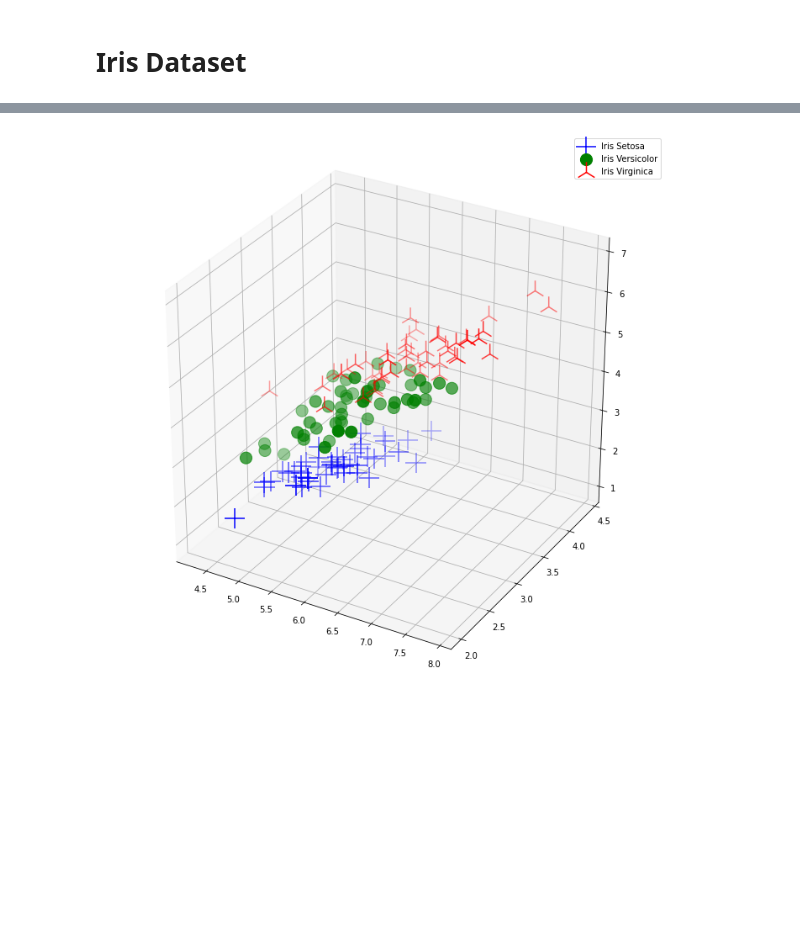
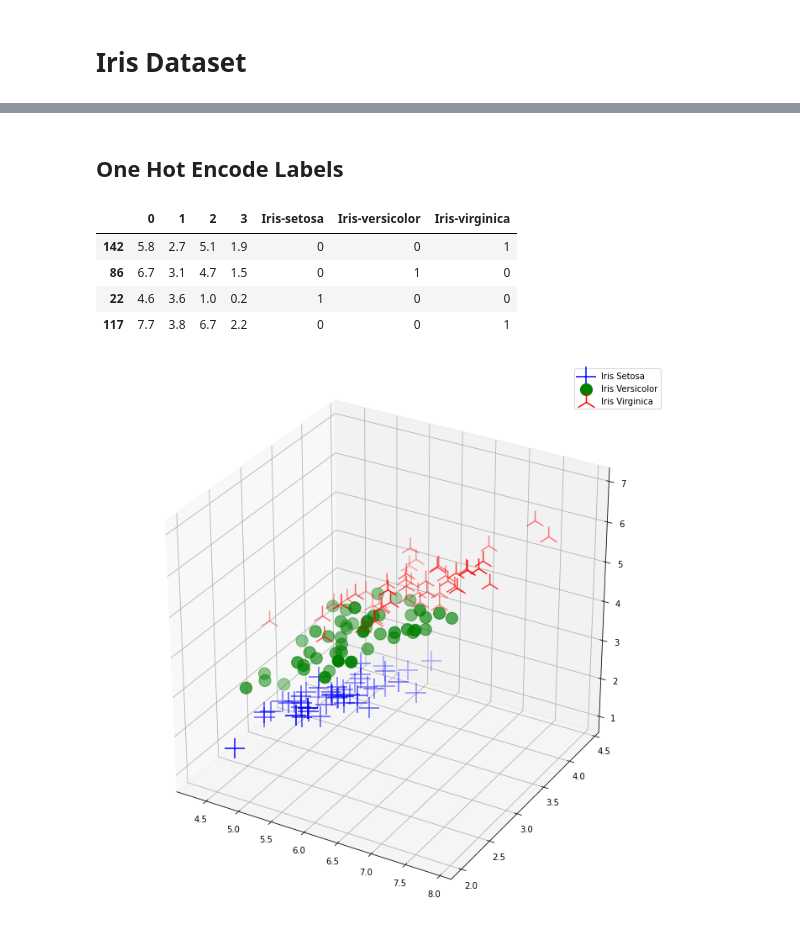
Before and after one commit to SirBubbls/backpropagation-seminar, a Jupyter notebook: Iris Dataset (Mini Batch).ipynb, the cells around one changed output, grey strips where cells are left out. Drawn from its saved outputs; the diff is of its cells as text; code cells hidden in the pictures; blank space fills up the shorter version.

```diff
--- a/Iris Dataset (Mini Batch).ipynb
+++ b/Iris Dataset (Mini Batch).ipynb
@@ -163 +165,13 @@ Delta: [[-0.499 -0.501  0.5    0.5  ]]
+# %% [markdown]
+## One Hot Encode Labels
+# %%
+data = pd.concat([data,pd.get_dummies(data.iloc()[:,4])],axis=1)
+data = data.drop(data.columns[4], axis=1)
+data.sample(4)
+# %% [output]
+|  | 0 | 1 | 2 | 3 | Iris-setosa | Iris-versicolor | Iris-virginica |
+| 142 | 5.8 | 2.7 | 5.1 | 1.9 | 0 | 0 | 1 |
+| 86 | 6.7 | 3.1 | 4.7 | 1.5 | 0 | 1 | 0 |
+| 22 | 4.6 | 3.6 | 1.0 | 0.2 | 1 | 0 | 0 |
+| 117 | 7.7 | 3.8 | 6.7 | 2.2 | 0 | 0 | 1 |
 # %%
```
Also changed, not shown: parts of 12 cells of this notebook.
